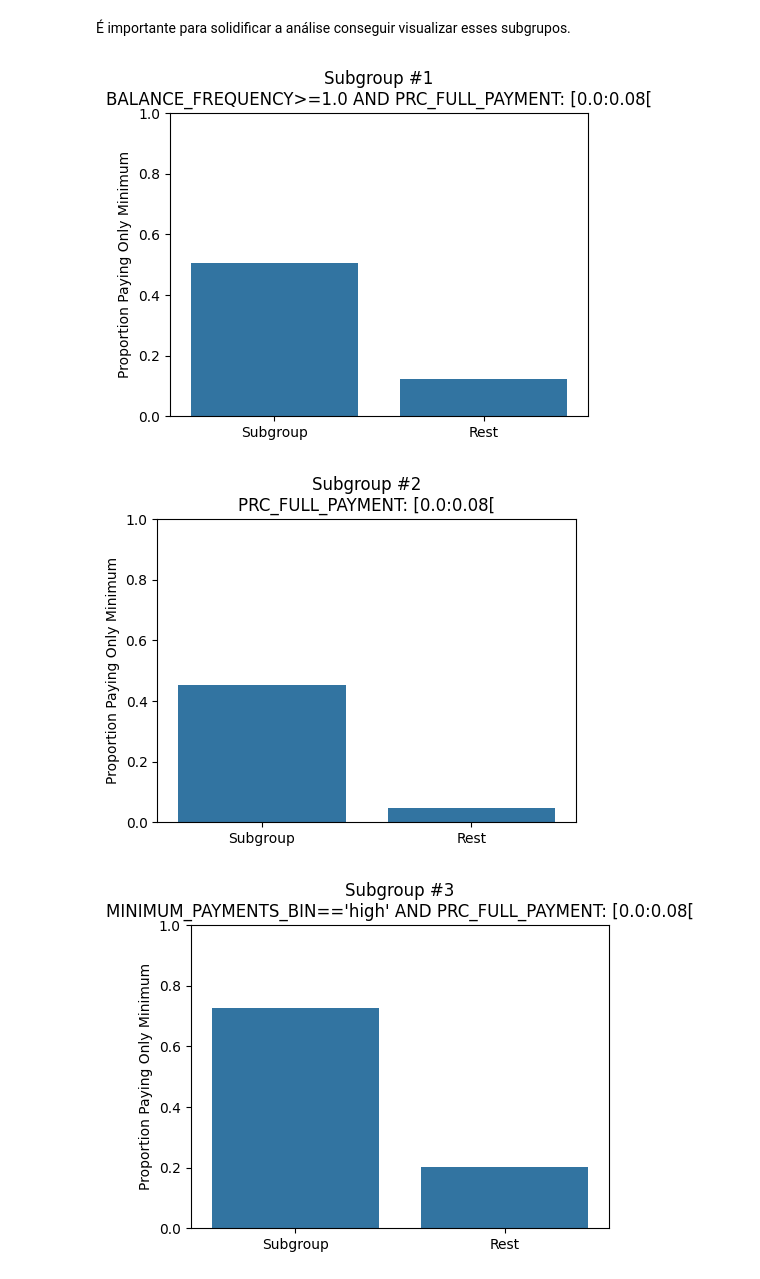
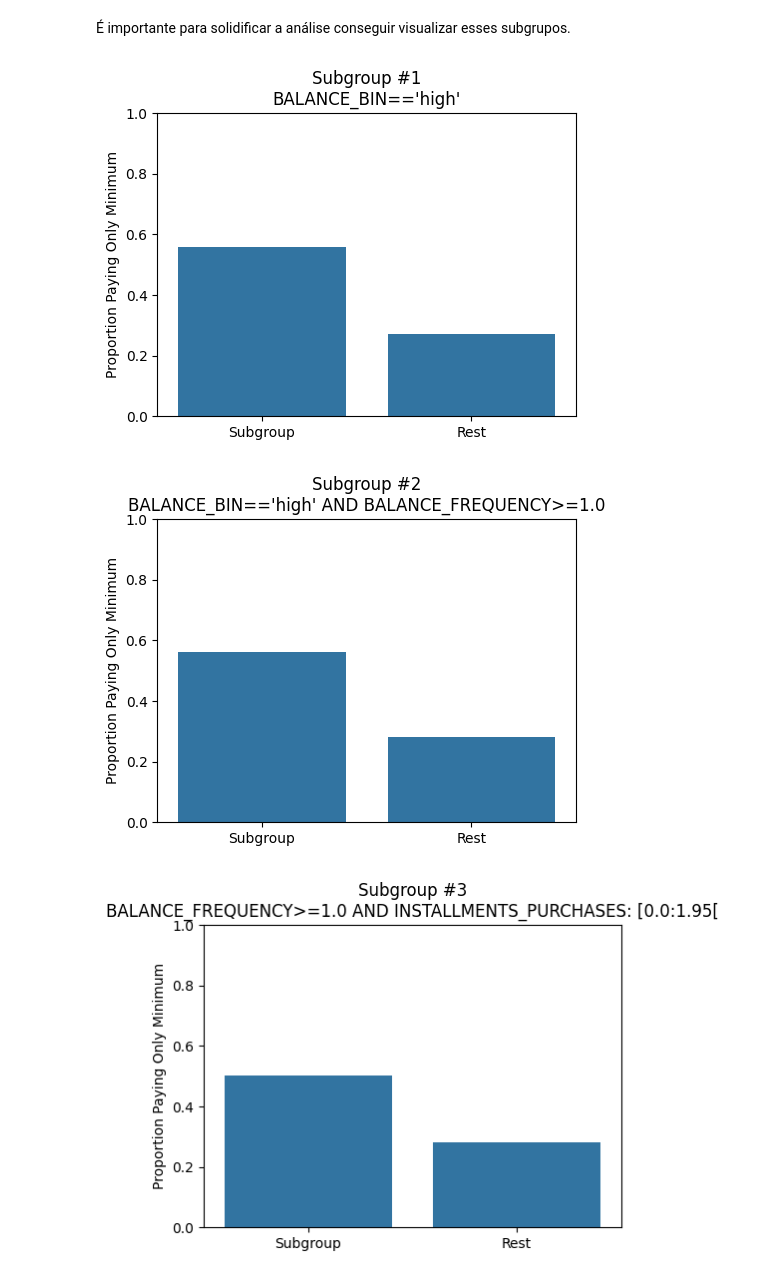
Before and after one commit to gabrieltonioni/aprendizado-descritivo-2025.1, a Jupyter notebook: credit-data-sd.ipynb, the cells around one changed output. Cells and saved outputs as stored; diff of their text form; code cells hidden in the pictures.

```diff
--- a/credit-data-sd.ipynb
+++ b/credit-data-sd.ipynb
@@ -73,17 +81,19 @@ plt.show()
 # %%
-df_binned = df.drop(columns=['CUST_ID'], errors='ignore')
-df_binned = df.fillna(df.median(numeric_only=True))
+df = df.fillna(df.median(numeric_only=True))
+df_binned = df.copy()
 
 numeric_cols = df_binned.select_dtypes(include=[np.number]).columns.tolist()
 
+skipped_cols = []
 for col in numeric_cols:
     bin_col = f'{col}_BIN'
     try:
-        df_binned[bin_col] = pd.qcut(df[col], q=4, labels=['low', 'med_low', 'med_high', 'high'])
+        df_binned[bin_col] = pd.qcut(df_binned[col], q=4, labels=['low', 'med_low', 'med_high', 'high'])
     except ValueError:
         print(f"Skipping {col} - too few unique values to bin")
+        skipped_cols.append(col)
 
-# df_binned = df_binned[[col for col in df_binned.columns if col.endswith('_BIN')]]
+df_binned = df_binned[[col for col in df_binned.columns if col.endswith('_BIN')] + skipped_cols]
 # %% [output]
 Skipping BALANCE_FREQUENCY - too few unique values to bin
 Skipping ONEOFF_PURCHASES - too few unique values to bin
@@ -104,5 +131,6 @@ O primeiro passo da análise é definir uma nova variável para o conjunto de da
 # %%
-df_binned['MIN_PAY_RATIO_HIGH'] = (df['MINIMUM_PAYMENTS'] / (df['PAYMENTS'])) > 0.9
+df_q1 = df_binned.drop(['MINIMUM_PAYMENTS_BIN', 'PAYMENTS_BIN', 'PRC_FULL_PAYMENT'], axis=1)
+df_q1['MIN_PAY_RATIO_HIGH'] = (df['MINIMUM_PAYMENTS'] / (df['PAYMENTS'])) > 0.9
 # %% [markdown]
 Os subgrupos podem ser descritos pelas seguintes variáveis:
 
@@ -126,9 +159,17 @@ sys.path.append('../pysubgroup/src/')
 import pysubgroup as ps
 
 target = ps.BinaryTarget('MIN_PAY_RATIO_HIGH', True)
-categorical_columns = [col for col in df_binned.columns if col.endswith('_BIN')] + ['TENURE']
-continuous_columns = ['BALANCE_FREQUENCY', 'PURCHASES_FREQUENCY', 'ONEOFF_PURCHASES_FREQUENCY', 'PURCHASES_INSTALLMENTS_FREQUENCY', 'CASH_ADVANCE_FREQUENCY', 'PRC_FULL_PAYMENT']
-search_df = df_binned[categorical_columns + continuous_columns + ['MIN_PAY_RATIO_HIGH']]
+categorical_columns = [col for col in df_q1.columns if col.endswith('_BIN')] + ['TENURE']
+continuous_columns = ['BALANCE_FREQUENCY',
+                      'ONEOFF_PURCHASES',
+                      'INSTALLMENTS_PURCHASES',
+                      'CASH_ADVANCE',
+                      'ONEOFF_PURCHASES_FREQUENCY',
+                      'PURCHASES_INSTALLMENTS_FREQUENCY',
+                      'CASH_ADVANCE_FREQUENCY',
+                      'CASH_ADVANCE_TRX',
+                    ]
+search_df = df_q1[categorical_columns + continuous_columns + ['MIN_PAY_RATIO_HIGH']]
 selectors = ps.create_selectors(search_df, ignore=['MIN_PAY_RATIO_HIGH'])
 task = ps.SubgroupDiscoveryTask(
     search_df,
@@ -161,19 +202,19 @@ import seaborn as sns
 # %%
 for i, (quality, subgroup) in enumerate(result.to_descriptions()[:5]):
     mask = subgroup.covers(search_df)
     subgroup_size = mask.sum()
 
-    target_rate_subgroup = df_binned.loc[mask, 'MIN_PAY_RATIO_HIGH'].mean()
-    target_rate_rest = df_binned.loc[~mask, 'MIN_PAY_RATIO_HIGH'].mean()
+    target_rate_subgroup = search_df.loc[mask, 'MIN_PAY_RATIO_HIGH'].mean()
+    target_rate_rest = search_df.loc[~mask, 'MIN_PAY_RATIO_HIGH'].mean()
 
     plt.figure(figsize=(5, 4))
     sns.barplot(x=["Subgroup", "Rest"], y=[target_rate_subgroup, target_rate_rest])
     plt.ylim(0, 1)
     plt.ylabel("Proportion Paying Only Minimum")
     plt.title(f"Subgroup #{i+1}\n{str(subgroup)}")
     plt.tight_layout()
     plt.show()
 # %% [output]
-[figure, old version]
+[figure, new version]
-[figure, old version]
+[figure, new version]
-[figure, old version]
+[figure, new version]
```
Also changed, not shown: parts of 9 cells of this notebook.
